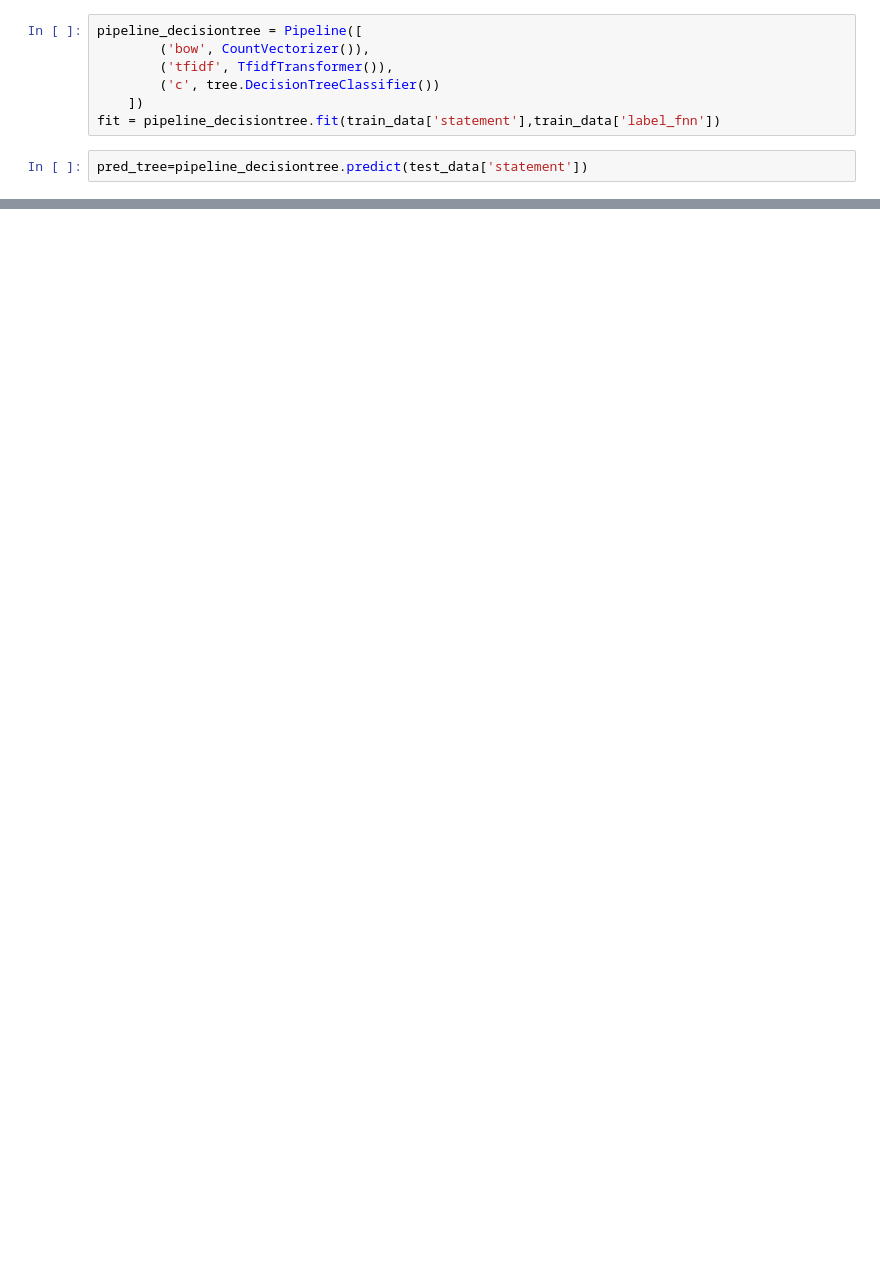
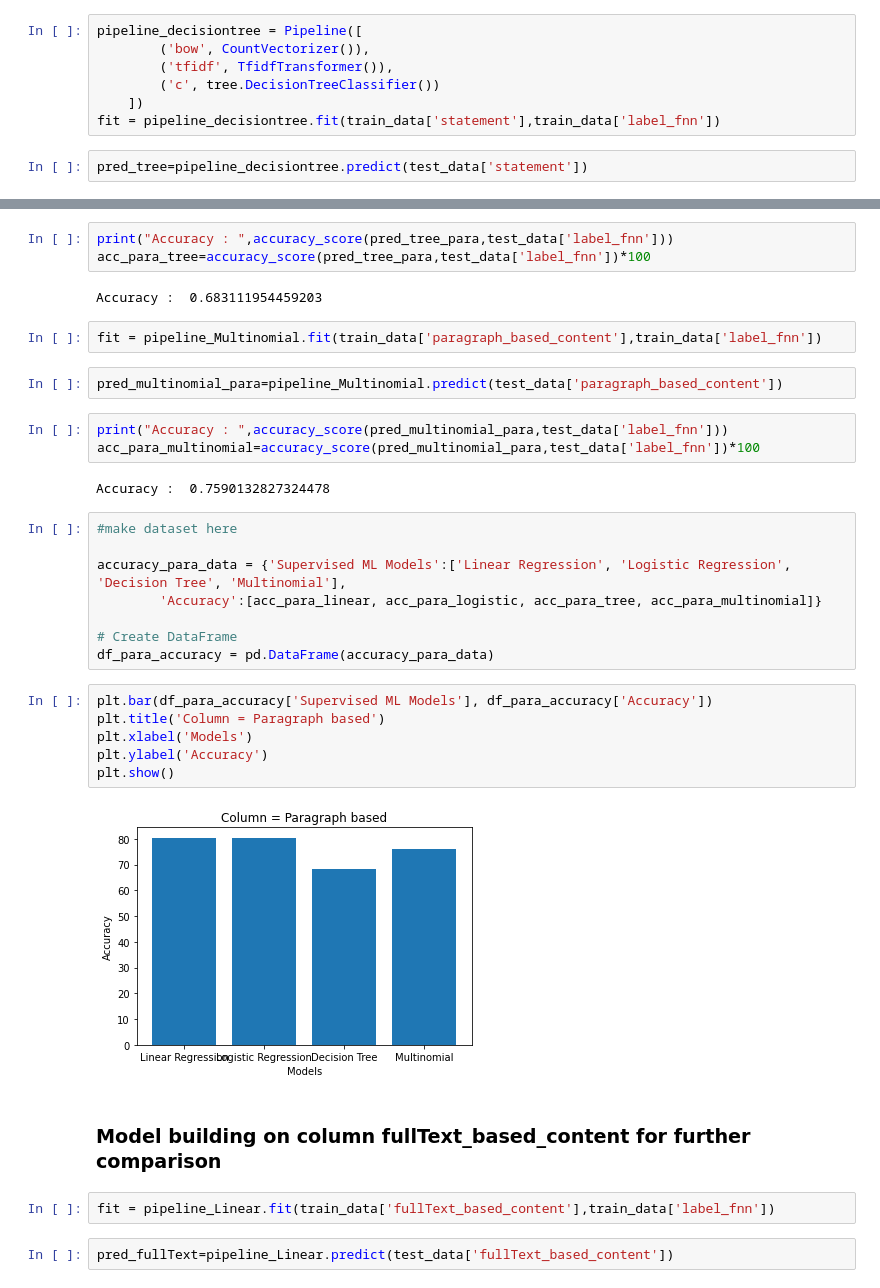
Before and after one commit to shouraykumra/Fake-News-Detection, a Jupyter notebook: supervised_machine_learning_models.ipynb, the cells around one changed output, grey strips where cells are left out. Saved outputs shown, nothing was run; the diff lists cells and outputs as text; blank space fills up the shorter version.

```diff
--- a/supervised_machine_learning_models.ipynb
+++ b/supervised_machine_learning_models.ipynb
@@ -131,0 +225,36 @@ Accuracy :  0.5929791271347249
+# %%
+print("Accuracy : ",accuracy_score(pred_tree_para,test_data['label_fnn']))
+acc_para_tree=accuracy_score(pred_tree_para,test_data['label_fnn'])*100
+# %% [output]
+Accuracy :  0.683111954459203
+# %%
+fit = pipeline_Multinomial.fit(train_data['paragraph_based_content'],train_data['label_fnn'])
+# %%
+pred_multinomial_para=pipeline_Multinomial.predict(test_data['paragraph_based_content'])
+# %%
+print("Accuracy : ",accuracy_score(pred_multinomial_para,test_data['label_fnn']))
+acc_para_multinomial=accuracy_score(pred_multinomial_para,test_data['label_fnn'])*100
+# %% [output]
+Accuracy :  0.7590132827324478
+# %%
+#make dataset here
+
+accuracy_para_data = {'Supervised ML Models':['Linear Regression', 'Logistic Regression', 'Decision Tree', 'Multinomial'],
+        'Accuracy':[acc_para_linear, acc_para_logistic, acc_para_tree, acc_para_multinomial]}
+
+# Create DataFrame
+df_para_accuracy = pd.DataFrame(accuracy_para_data)
+# %%
+plt.bar(df_para_accuracy['Supervised ML Models'], df_para_accuracy['Accuracy'])
+plt.title('Column = Paragraph based')
+plt.xlabel('Models')
+plt.ylabel('Accuracy')
+plt.show()
+# %% [output]
+[figure, added]
+# %% [markdown]
+### Model building on column fullText_based_content for further comparison
+# %%
+fit = pipeline_Linear.fit(train_data['fullText_based_content'],train_data['label_fnn'])
+# %%
+pred_fullText=pipeline_Linear.predict(test_data['fullText_based_content'])
```
Also changed, not shown: parts of 55 cells of this notebook.
